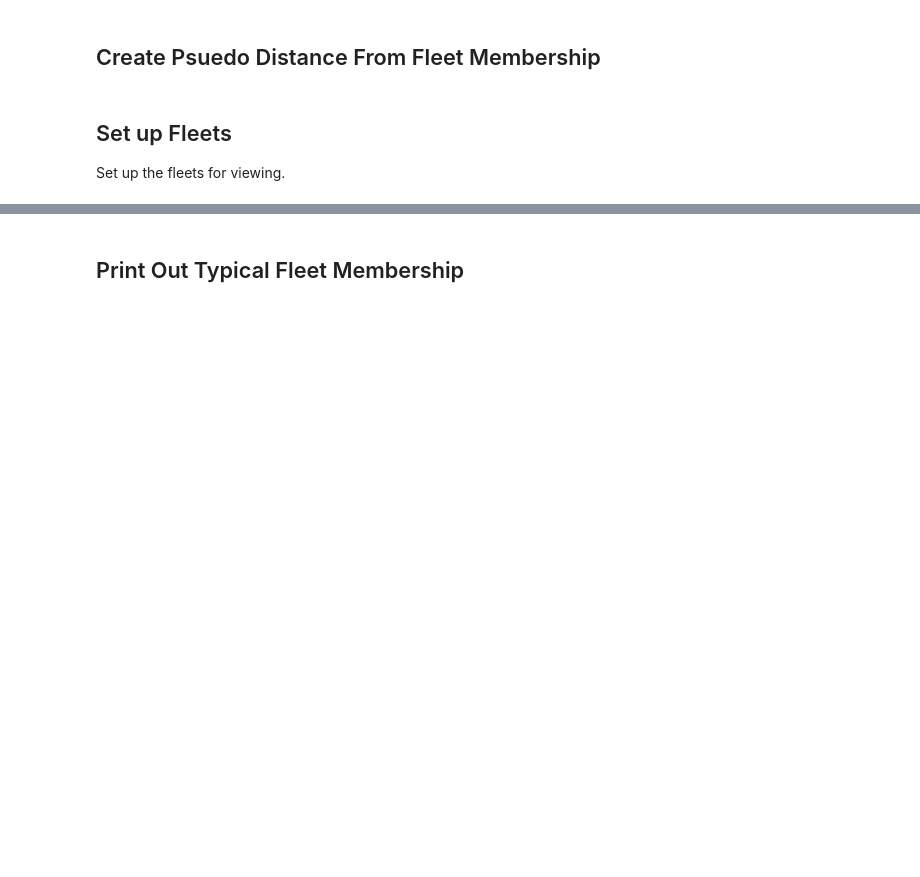
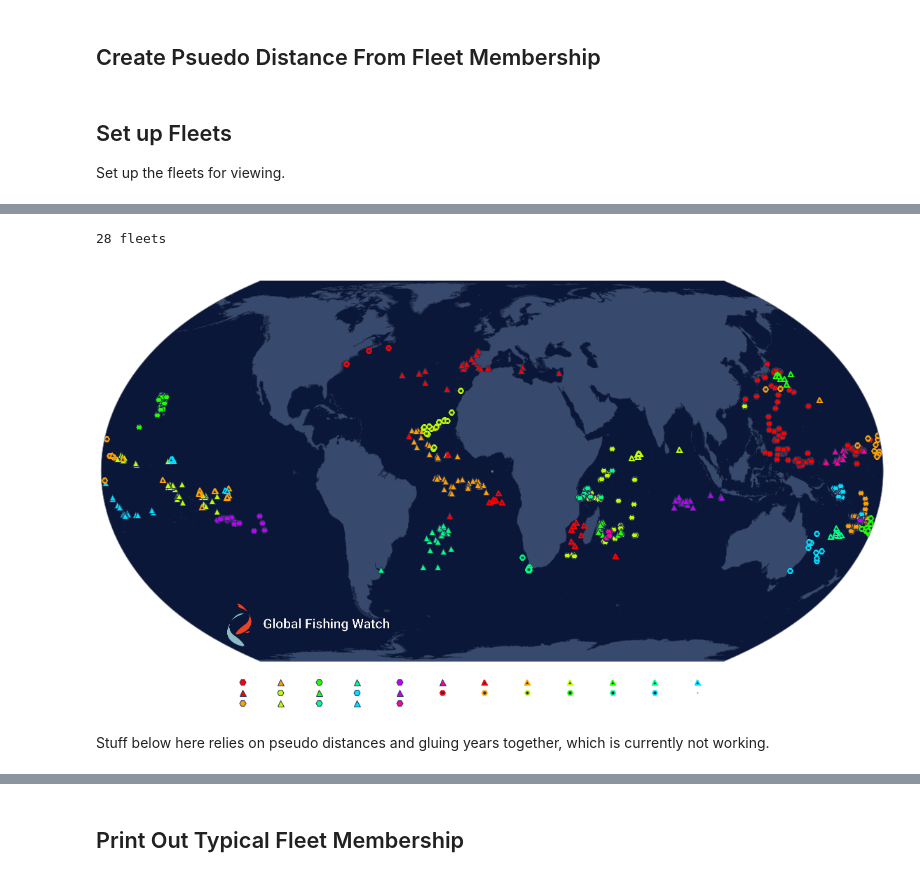
Before and after one commit to GlobalFishingWatch/fleet-clustering, a Jupyter notebook: FleetGrouping-Longlines.ipynb, the cells around one changed output, grey strips where cells are left out. Drawn from its saved outputs; the diff is of its cells as text; code cells hidden in the pictures; blank space fills up the shorter version.

Commit message:
update to work with modern python and new tables; speed up some stuff by sorting instead of masking; create simplified notebook

```diff
--- a/FleetGrouping-Longlines.ipynb
+++ b/FleetGrouping-Longlines.ipynb
@@ -68,12 +70,19 @@ dists_by_date = {}
 # %%
-for start_date, end_date in [('20160101', '20161231'),
-                             ('20170101', '20171231'),
-                             ('20180101', '20181231')]:
+for start_date, end_date in [
+    ("20160101", "20161231"),
+    ("20170101", "20171231"),
+    ("20180101", "20181231"),
+]:
     if start_date in dists_by_date:
         continue
     print("computing distance for", start_date, end_date)
-    subset_by_date = {k : v for (k, v) in pruned_by_date.items() if start_date <= k <= end_date}
-    C = distances.create_composite_lonlat_array(subset_by_date, valid_ssvid)
+    subset_by_date = {
+        k: v for (k, v) in pruned_by_date.items() if start_date <= k <= end_date
+    }
+    valid_ssvid_by_date[start_date] = sorted(filters.find_valid_ssvid(subset_by_date))
+    C = distances.create_composite_lonlat_array(
+        subset_by_date, valid_ssvid_by_date[start_date]
+    )
     dists = distances.compute_distances_4(C, gamma=2)
     dists_by_date[start_date] = dists
 # %% [output]
@@ -297,3 +309,29 @@ HTML(anim.to_html5_video())
+# %%
+joint_ssvid_2017, labels_2017 = find_labels(dists_by_date['20170101'],
+                                            valid_ssvid_by_date['20170101'])
+fleets_2017 = create_fleet_mapping(labels_2017)
+all_by_date_2017 = {k : v for (k, v) in all_by_date.items() if '20170101' <= k <= '20171231'}
+
+
+anim = animation.make_anim(joint_ssvid_2017,
+                           labels_2017,
+                           all_by_date_2017,
+                           interval=1,
+                           fleets=fleets_2017,
+                           show_ungrouped=True,
+                           alpha=1,
+                           legend_cols=12,
+                           ungrouped_legend="Ungrouped")
+Writer = mpl_animation.writers['ffmpeg']
+writer = Writer(fps=8, metadata=dict(artist='Me'), bitrate=1800)
+anim.save('fleet_longlines_2017.mp4', writer=writer,
+          savefig_kwargs={'facecolor':'#222D4B'})
+# %% [output]
+28 fleets
+[figure, added]
+# %% [markdown]
+Stuff below here relies on pseudo distances and gluing years together, which
+is currently not working.
 # %%
 joint_ssvid_2016, labels_2016 = find_labels(dists_by_date['20160101'] +
                                             pdists_by_date['20170101'])
```
Also changed, not shown: parts of 13 cells of this notebook, 4 other files.
